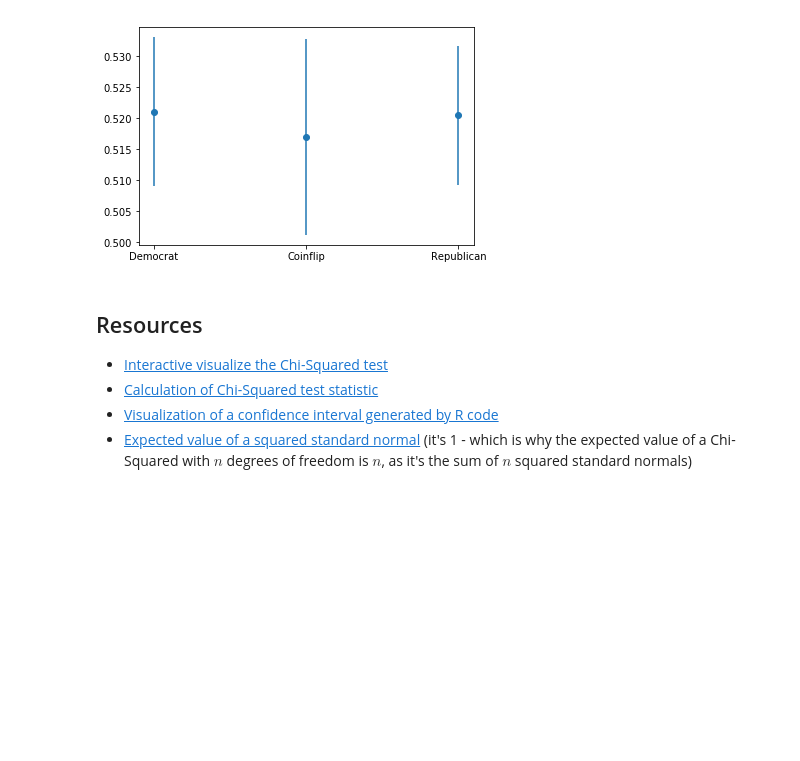
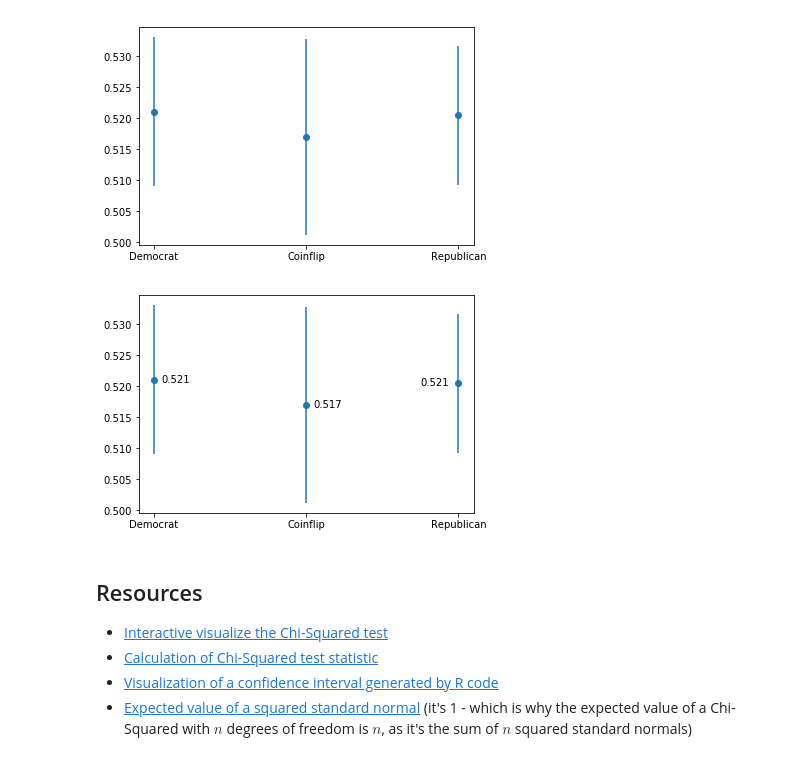
Before and after one commit to bloominstituteoftechnology/DS-Unit-1-Sprint-3-Statistical-Tests-and-Experiments, a Jupyter notebook: module2-sampling-confidence-intervals-and-hypothesis-testing/LS_DS_132_Sampling_Confidence_Intervals_and_Hypothesis_Testing.ipynb, the cells around one changed output. Drawn from its saved outputs; the diff is of its cells as text; code cells hidden in the pictures; blank space fills up the shorter version.

Commit message:
Label means on plot.

```diff
--- a/module2-sampling-confidence-intervals-and-hypothesis-testing/LS_DS_132_Sampling_Confidence_Intervals_and_Hypothesis_Testing.ipynb
+++ b/module2-sampling-confidence-intervals-and-hypothesis-testing/LS_DS_132_Sampling_Confidence_Intervals_and_Hypothesis_Testing.ipynb
@@ -472,6 +472,19 @@ plt.errorbar(['Democrat', 'Coinflip', 'Republican'],
 plt.show()
 # %% [output]
 [figure]
+# %%
+plt.errorbar(['Democrat', 'Coinflip', 'Republican'],
+             [democrat_mean,  coinflips_1000.mean(), republican_mean],
+             yerr=[republican_std / np.sqrt(1728),
+                   delta_1000,
+                   democrat_std / np.sqrt(1984)],
+             fmt='o')
+plt.text(x=0.05, y=democrat_mean-0.0005, s='{:.3f}'.format(democrat_mean))
+plt.text(x=1.05, y=coinflips_1000.mean()-0.0005, s='{:.3f}'.format(coinflips_1000.mean()))
+plt.text(x=1.75, y=republican_mean-0.0005, s='{:.3f}'.format(republican_mean))
+plt.show()
+# %% [output]
+[figure, added]
 # %% [markdown]
 ## Resources
 
```
